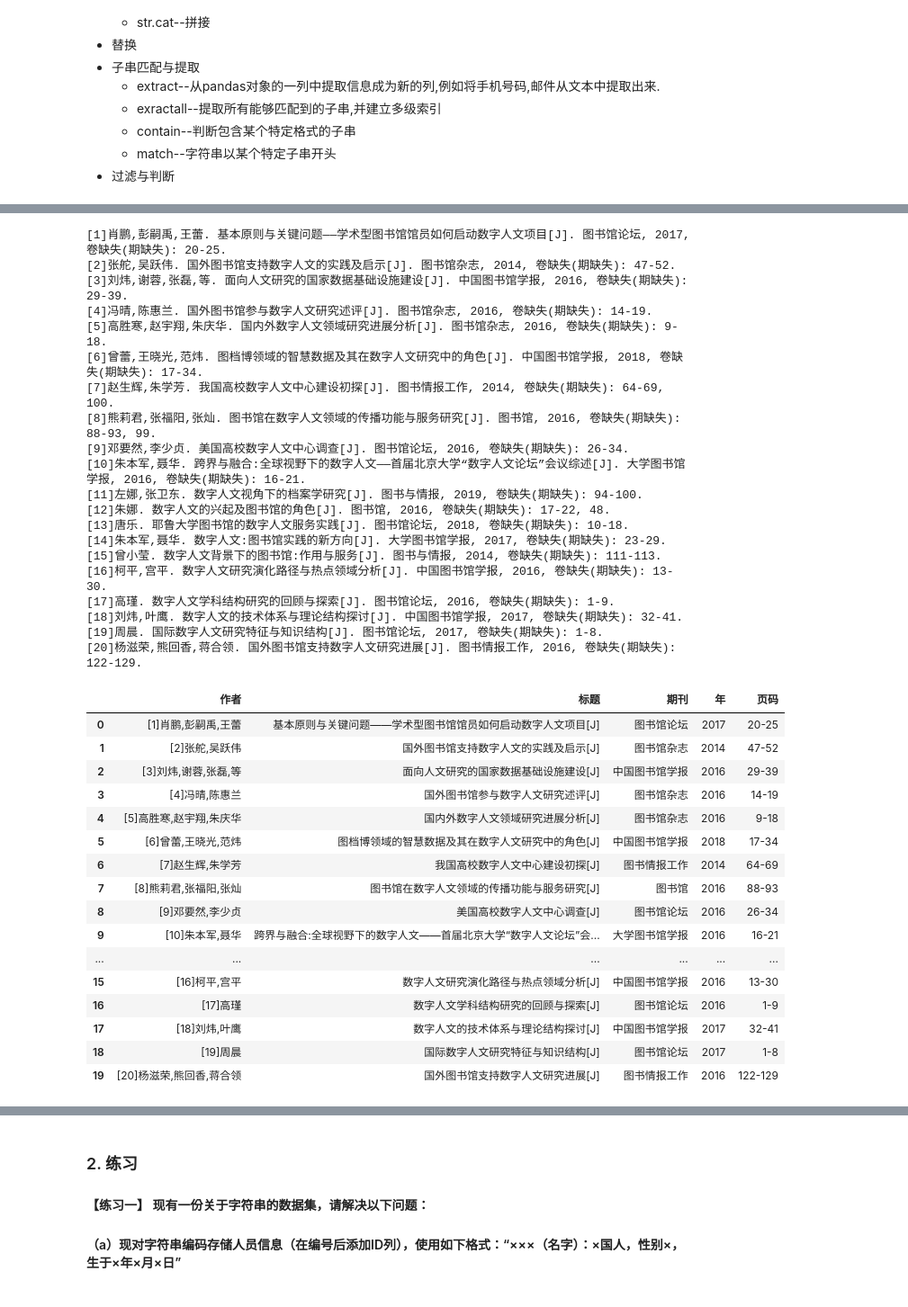
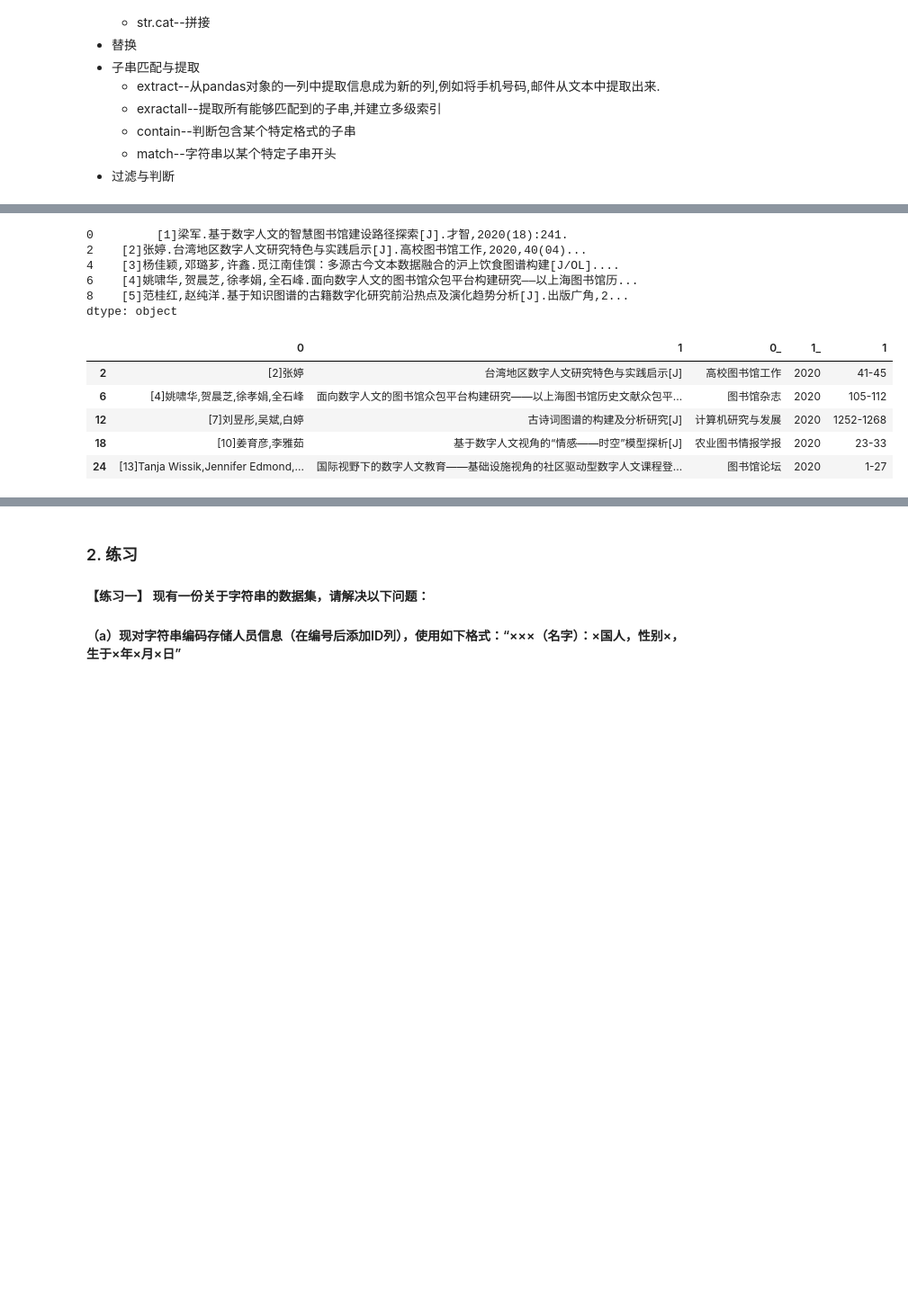
Before and after one commit to flashriver/joyfull_pandas, a Jupyter notebook: 07.ipynb, the cells around one changed output, grey strips where cells are left out. Shown at 90% size. Drawn from its saved outputs; the diff is of its cells as text; code cells hidden in the pictures; blank space fills up the shorter version.

```diff
--- a/07.ipynb
+++ b/07.ipynb
@@ -1272,0 +1799,4 @@ Type:      method
+# %%
+# 第一步, 指定编码,读取文本
+ref=open('data\国标引文.txt',encoding='utf8').read()
+print(ref[:1000])
@@ -1273,56 +1821,30 @@ Type:      method
+# %%
+# 第二步,按换行符分割后转为Series对象,以便于使用Series的 .str 类方法
+refs=pd.Series(ref.split('\n')).replace('',pd.NA).dropna()
+refs.head()
+# 有空行,可以先 drop
+# %% [output]
+0         [1]梁军.基于数字人文的智慧图书馆建设路径探索[J].才智,2020(18):241.
+2    [2]张婷.台湾地区数字人文研究特色与实践启示[J].高校图书馆工作,2020,40(04)...
+4    [3]杨佳颖,邓璐芗,许鑫.觅江南佳馔：多源古今文本数据融合的沪上饮食图谱构建[J/OL]....
+6    [4]姚啸华,贺晨芝,徐孝娟,全石峰.面向数字人文的图书馆众包平台构建研究——以上海图书馆历...
+8    [5]范桂红,赵纯洋.基于知识图谱的古籍数字化研究前沿热点及演化趋势分析[J].出版广角,2...
+dtype: object
 # %%
-# 第一步, 指定编码,读取文本
-ref=open('data\导出题录.txt',encoding='utf8').read()
-print(ref)
-# 第二步,按换行符分割后转为Series对象,以便于使用Series的 .str 类方法
-refs=pd.Series(ref.split('\n'))
 # 第三步,拆分
 ##第一次拆分,使用 .
 refs=refs.str.split(r'.',expand=True)
 ##第二次拆分,使用 , 将未分拆的列进一步拆分,并与其他列join
 refs=refs[[0,1]].join(refs[2].str.split(',',expand=True),rsuffix='_')
 ##第三次拆分,选取有用的非空列,将未拆分的列进一步拆分,并于其他有用的列join
 refs=refs[['0','1','0_','1_']].join(refs[2].str.split(':',expand=True),rsuffix='_')
 # 第四步,丢掉空行
 refs=refs[['0','1','0_','1_',1]].dropna()
-# 第五步,为拆分后的列添加列名
-refs.columns=['作者','标题','期刊','年','页码']
-refs
+refs.head()
 # %% [output]
-[1]肖鹏,彭嗣禹,王蕾. 基本原则与关键问题——学术型图书馆馆员如何启动数字人文项目[J]. 图书馆论坛, 2017, 卷缺失(期缺失): 20-25.
-[2]张舵,吴跃伟. 国外图书馆支持数字人文的实践及启示[J]. 图书馆杂志, 2014, 卷缺失(期缺失): 47-52.
-[3]刘炜,谢蓉,张磊,等. 面向人文研究的国家数据基础设施建设[J]. 中国图书馆学报, 2016, 卷缺失(期缺失): 29-39.
-[4]冯晴,陈惠兰. 国外图书馆参与数字人文研究述评[J]. 图书馆杂志, 2016, 卷缺失(期缺失): 14-19.
-[5]高胜寒,赵宇翔,朱庆华. 国内外数字人文领域研究进展分析[J]. 图书馆杂志, 2016, 卷缺失(期缺失): 9-18.
-[6]曾蕾,王晓光,范炜. 图档博领域的智慧数据及其在数字人文研究中的角色[J]. 中国图书馆学报, 2018, 卷缺失(期缺失): 17-34.
-[7]赵生辉,朱学芳. 我国高校数字人文中心建设初探[J]. 图书情报工作, 2014, 卷缺失(期缺失): 64-69, 100.
-[8]熊莉君,张福阳,张灿. 图书馆在数字人文领域的传播功能与服务研究[J]. 图书馆, 2016, 卷缺失(期缺失): 88-93, 99.
-[9]邓要然,李少贞. 美国高校数字人文中心调查[J]. 图书馆论坛, 2016, 卷缺失(期缺失): 26-34.
-[10]朱本军,聂华. 跨界与融合:全球视野下的数字人文——首届北京大学“数字人文论坛”会议综述[J]. 大学图书馆学报, 2016, 卷缺失(期缺失): 16-21.
-[11]左娜,张卫东. 数字人文视角下的档案学研究[J]. 图书与情报, 2019, 卷缺失(期缺失): 94-100.
-[12]朱娜. 数字人文的兴起及图书馆的角色[J]. 图书馆, 2016, 卷缺失(期缺失): 17-22, 48.
-[13]唐乐. 耶鲁大学图书馆的数字人文服务实践[J]. 图书馆论坛, 2018, 卷缺失(期缺失): 10-18.
-[14]朱本军,聂华. 数字人文:图书馆实践的新方向[J]. 大学图书馆学报, 2017, 卷缺失(期缺失): 23-29.
-[15]曾小莹. 数字人文背景下的图书馆:作用与服务[J]. 图书与情报, 2014, 卷缺失(期缺失): 111-113.
-[16]柯平,宫平. 数字人文研究演化路径与热点领域分析[J]. 中国图书馆学报, 2016, 卷缺失(期缺失): 13-30.
-[17]高瑾. 数字人文学科结构研究的回顾与探索[J]. 图书馆论坛, 2016, 卷缺失(期缺失): 1-9.
-[18]刘炜,叶鹰. 数字人文的技术体系与理论结构探讨[J]. 中国图书馆学报, 2017, 卷缺失(期缺失): 32-41.
-[19]周晨. 国际数字人文研究特征与知识结构[J]. 图书馆论坛, 2017, 卷缺失(期缺失): 1-8.
-[20]杨滋荣,熊回香,蒋合领. 国外图书馆支持数字人文研究进展[J]. 图书情报工作, 2016, 卷缺失(期缺失): 122-129.
-|  | 作者 | 标题 | 期刊 | 年 | 页码 |
-| 0 | [1]肖鹏,彭嗣禹,王蕾 | 基本原则与关键问题——学术型图书馆馆员如何启动数字人文项目[J] | 图书馆论坛 | 2017 | 20-25 |
-| 1 | [2]张舵,吴跃伟 | 国外图书馆支持数字人文的实践及启示[J] | 图书馆杂志 | 2014 | 47-52 |
-| 2 | [3]刘炜,谢蓉,张磊,等 | 面向人文研究的国家数据基础设施建设[J] | 中国图书馆学报 | 2016 | 29-39 |
-| 3 | [4]冯晴,陈惠兰 | 国外图书馆参与数字人文研究述评[J] | 图书馆杂志 | 2016 | 14-19 |
-| 4 | [5]高胜寒,赵宇翔,朱庆华 | 国内外数字人文领域研究进展分析[J] | 图书馆杂志 | 2016 | 9-18 |
-| 5 | [6]曾蕾,王晓光,范炜 | 图档博领域的智慧数据及其在数字人文研究中的角色[J] | 中国图书馆学报 | 2018 | 17-34 |
-| 6 | [7]赵生辉,朱学芳 | 我国高校数字人文中心建设初探[J] | 图书情报工作 | 2014 | 64-69 |
-| 7 | [8]熊莉君,张福阳,张灿 | 图书馆在数字人文领域的传播功能与服务研究[J] | 图书馆 | 2016 | 88-93 |
-| 8 | [9]邓要然,李少贞 | 美国高校数字人文中心调查[J] | 图书馆论坛 | 2016 | 26-34 |
-| 9 | [10]朱本军,聂华 | 跨界与融合:全球视野下的数字人文——首届北京大学“数字人文论坛”会... | 大学图书馆学报 | 2016 | 16-21 |
-| ... | ... | ... | ... | ... | ... |
-| 15 | [16]柯平,宫平 | 数字人文研究演化路径与热点领域分析[J] | 中国图书馆学报 | 2016 | 13-30 |
-| 16 | [17]高瑾 | 数字人文学科结构研究的回顾与探索[J] | 图书馆论坛 | 2016 | 1-9 |
-| 17 | [18]刘炜,叶鹰 | 数字人文的技术体系与理论结构探讨[J] | 中国图书馆学报 | 2017 | 32-41 |
-| 18 | [19]周晨 | 国际数字人文研究特征与知识结构[J] | 图书馆论坛 | 2017 | 1-8 |
-| 19 | [20]杨滋荣,熊回香,蒋合领 | 国外图书馆支持数字人文研究进展[J] | 图书情报工作 | 2016 | 122-129 |
+|  | 0 | 1 | 0_ | 1_ | 1 |
+| 2 | [2]张婷 | 台湾地区数字人文研究特色与实践启示[J] | 高校图书馆工作 | 2020 | 41-45 |
+| 6 | [4]姚啸华,贺晨芝,徐孝娟,全石峰 | 面向数字人文的图书馆众包平台构建研究——以上海图书馆历史文献众包平... | 图书馆杂志 | 2020 | 105-112 |
+| 12 | [7]刘昱彤,吴斌,白婷 | 古诗词图谱的构建及分析研究[J] | 计算机研究与发展 | 2020 | 1252-1268 |
+| 18 | [10]姜育彦,李雅茹 | 基于数字人文视角的“情感——时空”模型探析[J] | 农业图书情报学报 | 2020 | 23-33 |
+| 24 | [13]Tanja Wissik,Jennifer Edmond,... | 国际视野下的数字人文教育——基础设施视角的社区驱动型数字人文课程登... | 图书馆论坛 | 2020 | 1-27 |
```
Also changed, not shown: parts of 122 cells of this notebook.
